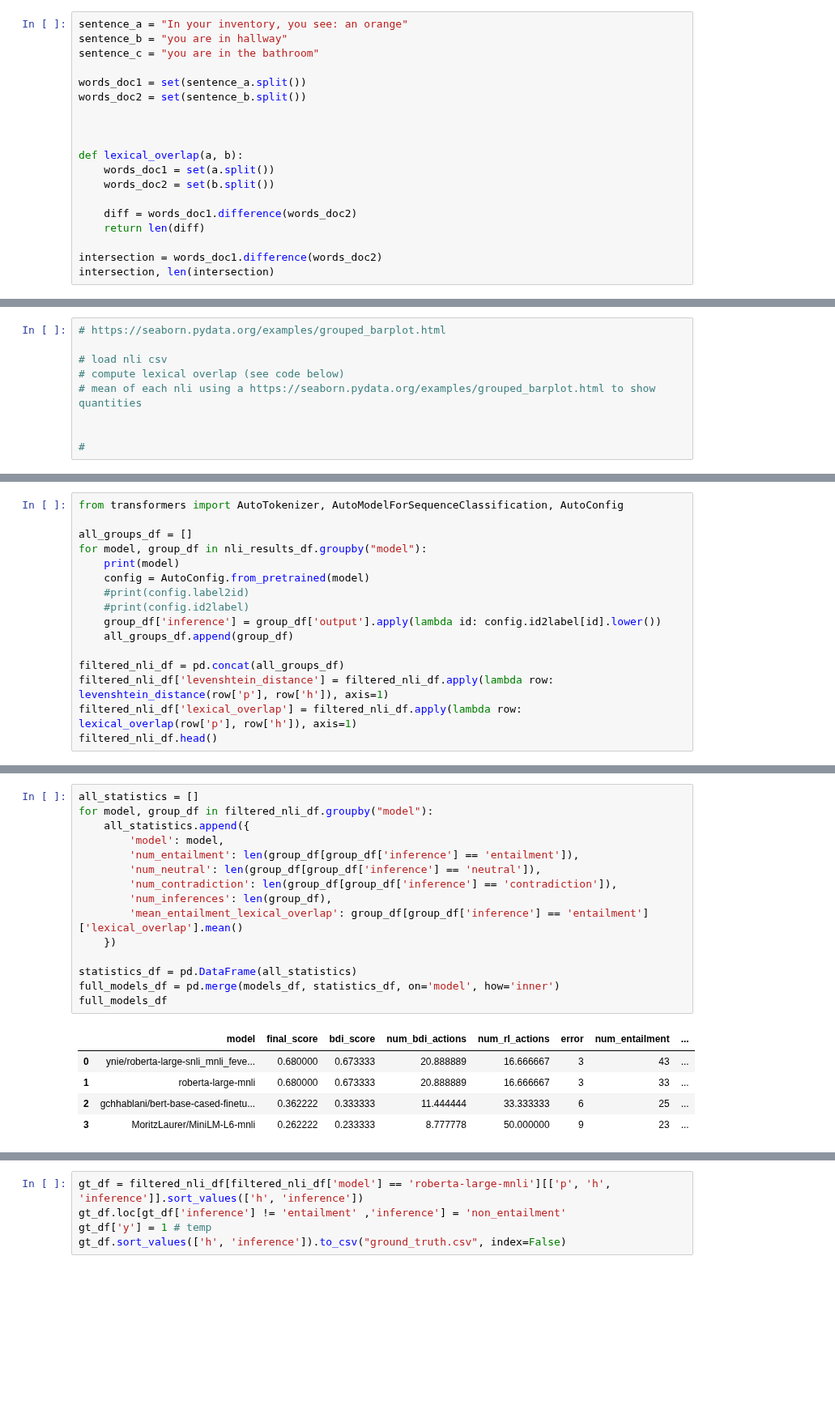
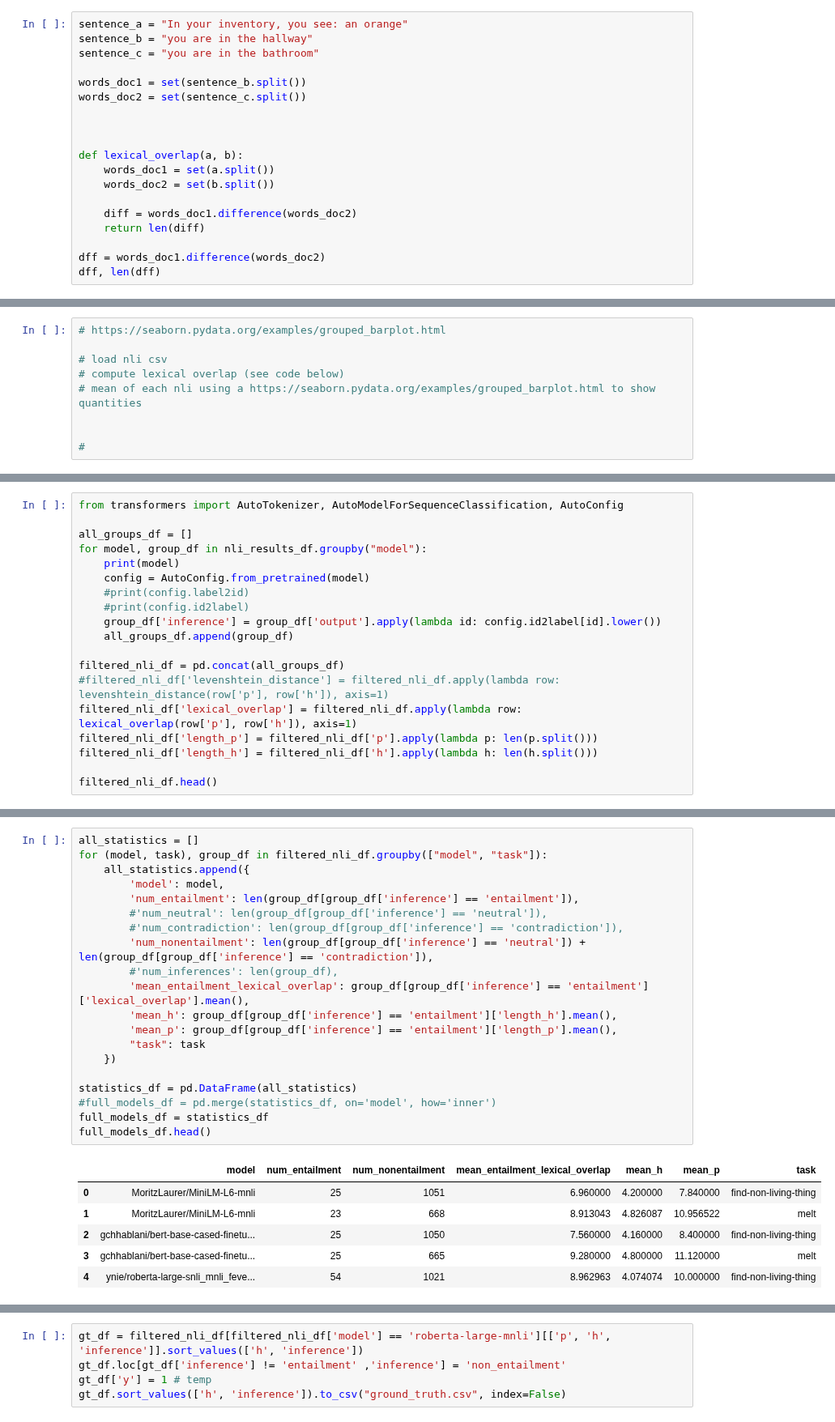
Before and after one commit to yukioichida/bdi-latent-space, a Jupyter notebook: notebooks/results_inference_analysis.ipynb, the cells around one changed output, grey strips where cells are left out. Shown at 81% size. Drawn from its saved outputs; the diff is of its cells as text; blank space fills up the shorter version.

```diff
--- a/notebooks/results_inference_analysis.ipynb
+++ b/notebooks/results_inference_analysis.ipynb
@@ -99,10 +108,10 @@ models_df
 # %%
 sentence_a = "In your inventory, you see: an orange"
-sentence_b = "you are in hallway"
+sentence_b = "you are in the hallway"
 sentence_c = "you are in the bathroom"
 
-words_doc1 = set(sentence_a.split())
-words_doc2 = set(sentence_b.split())
+words_doc1 = set(sentence_b.split())
+words_doc2 = set(sentence_c.split())
 
 
 
@@ -113,6 +122,6 @@ def lexical_overlap(a, b):
     diff = words_doc1.difference(words_doc2)
     return len(diff)
 
-intersection = words_doc1.difference(words_doc2)
-intersection, len(intersection)
+dff = words_doc1.difference(words_doc2)
+dff, len(dff)
 # %% [output]
@@ -157,8 +160,11 @@ for model, group_df in nli_results_df.groupby("model"):
     all_groups_df.append(group_df)
 
 filtered_nli_df = pd.concat(all_groups_df)
-filtered_nli_df['levenshtein_distance'] = filtered_nli_df.apply(lambda row: levenshtein_distance(row['p'], row['h']), axis=1)
+#filtered_nli_df['levenshtein_distance'] = filtered_nli_df.apply(lambda row: levenshtein_distance(row['p'], row['h']), axis=1)
 filtered_nli_df['lexical_overlap'] = filtered_nli_df.apply(lambda row: lexical_overlap(row['p'], row['h']), axis=1)
+filtered_nli_df['length_p'] = filtered_nli_df['p'].apply(lambda p: len(p.split()))
+filtered_nli_df['length_h'] = filtered_nli_df['h'].apply(lambda h: len(h.split()))
+
 filtered_nli_df.head()
 # %% [output]
 MoritzLaurer/MiniLM-L6-mnli
@@ -174,21 +179,27 @@ ynie/roberta-large-snli_mnli_fever_anli_R1_R2_R3-nli
 # %%
 all_statistics = []
-for model, group_df in filtered_nli_df.groupby("model"):
+for (model, task), group_df in filtered_nli_df.groupby(["model", "task"]):
     all_statistics.append({
         'model': model,
         'num_entailment': len(group_df[group_df['inference'] == 'entailment']),
-        'num_neutral': len(group_df[group_df['inference'] == 'neutral']),
-        'num_contradiction': len(group_df[group_df['inference'] == 'contradiction']),
-        'num_inferences': len(group_df),
-        'mean_entailment_lexical_overlap': group_df[group_df['inference'] == 'entailment']['lexical_overlap'].mean()
+        #'num_neutral': len(group_df[group_df['inference'] == 'neutral']),
+        #'num_contradiction': len(group_df[group_df['inference'] == 'contradiction']),
+        'num_nonentailment': len(group_df[group_df['inference'] == 'neutral']) + len(group_df[group_df['inference'] == 'contradiction']),
+        #'num_inferences': len(group_df),
+        'mean_entailment_lexical_overlap': group_df[group_df['inference'] == 'entailment']['lexical_overlap'].mean(),
+        'mean_h': group_df[group_df['inference'] == 'entailment']['length_h'].mean(),
+        'mean_p': group_df[group_df['inference'] == 'entailment']['length_p'].mean(),
+        "task": task
     })
 
 statistics_df = pd.DataFrame(all_statistics)
-full_models_df = pd.merge(models_df, statistics_df, on='model', how='inner')
-full_models_df
+#full_models_df = pd.merge(statistics_df, on='model', how='inner')
+full_models_df = statistics_df
+full_models_df.head()
 # %% [output]
-|  | model | final_score | bdi_score | num_bdi_actions | num_rl_actions | error | num_entailment | ... |
-| 0 | ynie/roberta-large-snli_mnli_feve... | 0.680000 | 0.673333 | 20.888889 | 16.666667 | 3 | 43 | ... |
-| 1 | roberta-large-mnli | 0.680000 | 0.673333 | 20.888889 | 16.666667 | 3 | 33 | ... |
-| 2 | gchhablani/bert-base-cased-finetu... | 0.362222 | 0.333333 | 11.444444 | 33.333333 | 6 | 25 | ... |
-| 3 | MoritzLaurer/MiniLM-L6-mnli | 0.262222 | 0.233333 | 8.777778 | 50.000000 | 9 | 23 | ... |
+|  | model | num_entailment | num_nonentailment | mean_entailment_lexical_overlap | mean_h | mean_p | task |
+| 0 | MoritzLaurer/MiniLM-L6-mnli | 25 | 1051 | 6.960000 | 4.200000 | 7.840000 | find-non-living-thing |
+| 1 | MoritzLaurer/MiniLM-L6-mnli | 23 | 668 | 8.913043 | 4.826087 | 10.956522 | melt |
+| 2 | gchhablani/bert-base-cased-finetu... | 25 | 1050 | 7.560000 | 4.160000 | 8.400000 | find-non-living-thing |
+| 3 | gchhablani/bert-base-cased-finetu... | 25 | 665 | 9.280000 | 4.800000 | 11.120000 | melt |
+| 4 | ynie/roberta-large-snli_mnli_feve... | 54 | 1021 | 8.962963 | 4.074074 | 10.000000 | find-non-living-thing |
```
Also changed, not shown: parts of 14 cells of this notebook, 28 other files.
